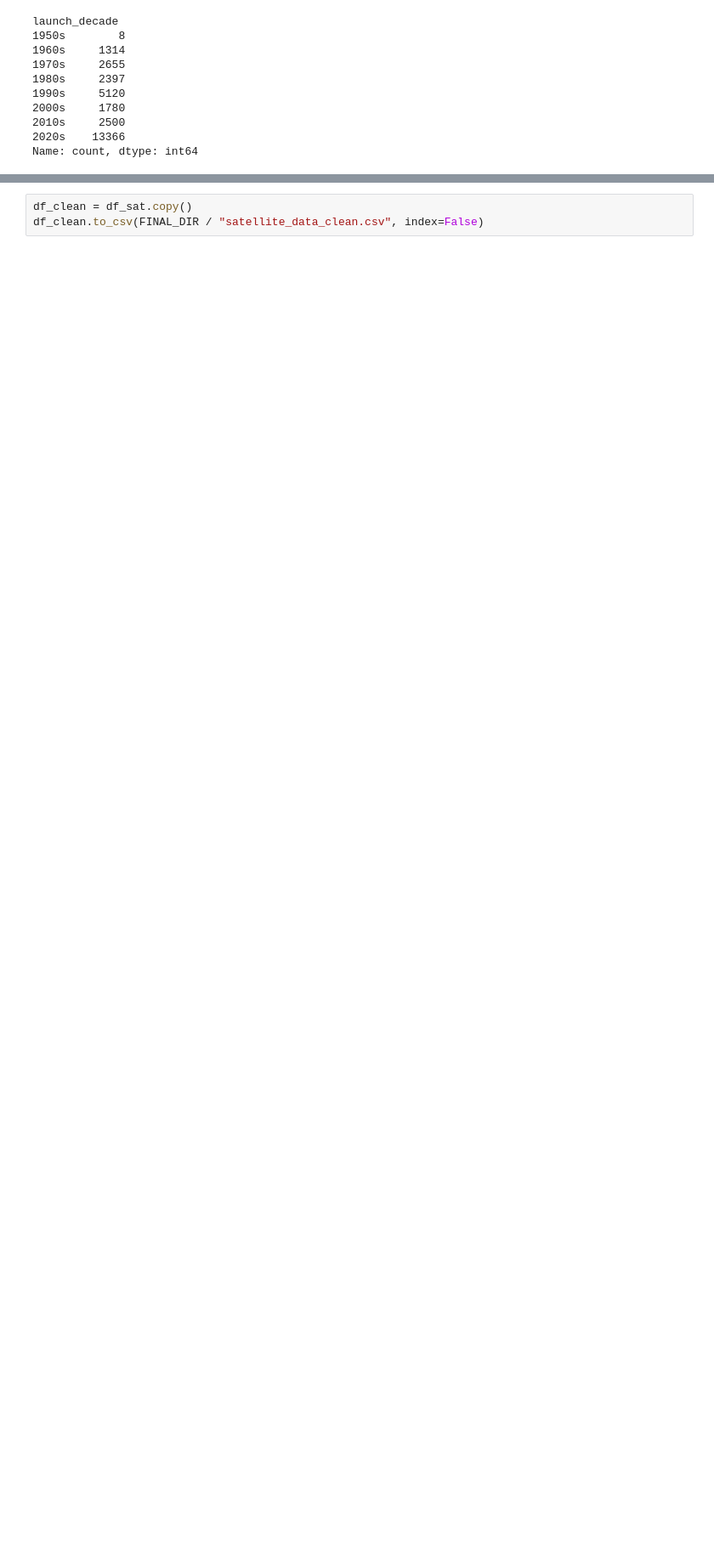
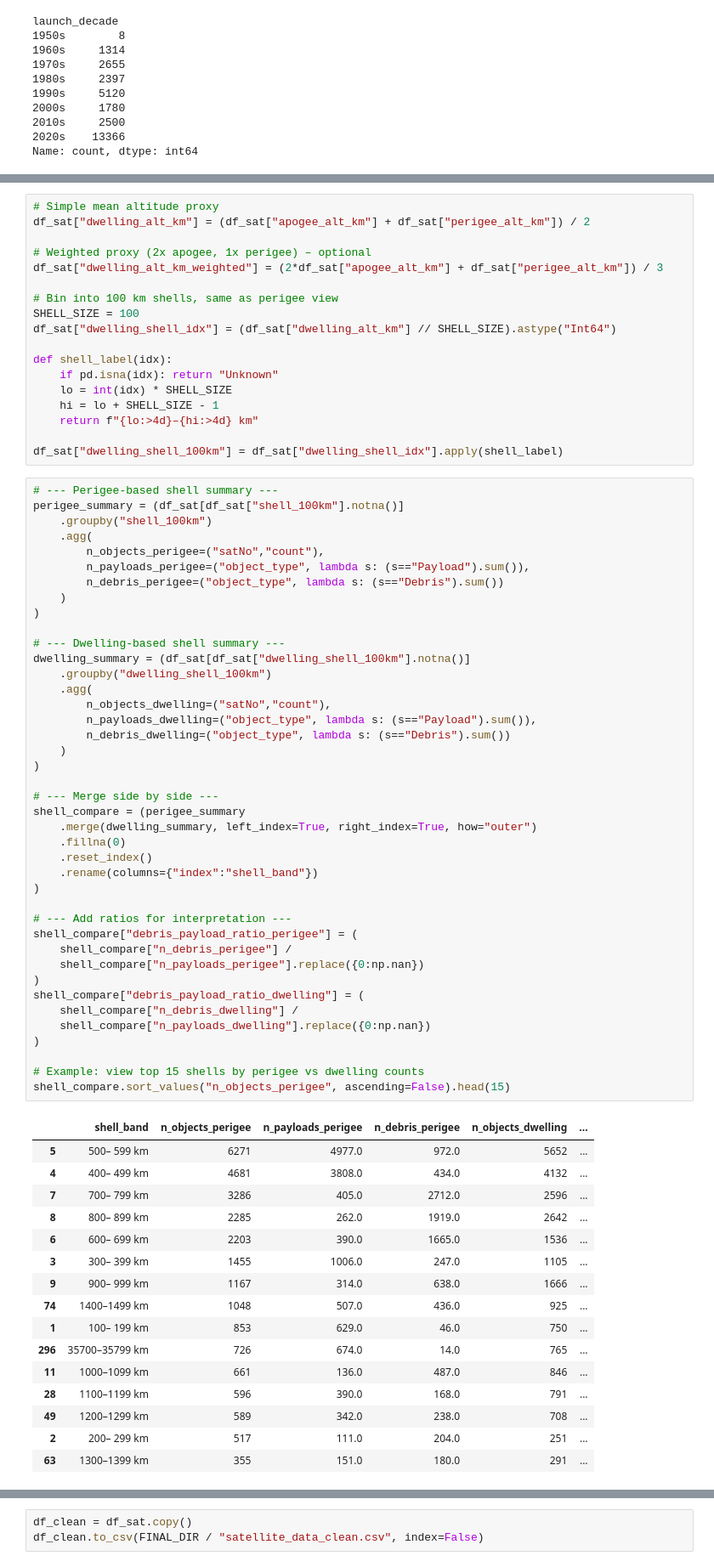
Before and after one commit to dezertdweller/Cosmic-Insights, a Jupyter notebook: notebooks/klg-eda/notebook.ipynb, the cells around one changed output, grey strips where cells are left out. Shown: that part at 85% size. Drawn from its saved outputs; the diff is of its cells as text; blank space fills up the shorter version.

```diff
--- a/notebooks/klg-eda/notebook.ipynb
+++ b/notebooks/klg-eda/notebook.ipynb
@@ -620,0 +1006,76 @@ Name: count, dtype: int64
+# %%
+# Simple mean altitude proxy
+df_sat["dwelling_alt_km"] = (df_sat["apogee_alt_km"] + df_sat["perigee_alt_km"]) / 2
+
+# Weighted proxy (2x apogee, 1x perigee) – optional
+df_sat["dwelling_alt_km_weighted"] = (2*df_sat["apogee_alt_km"] + df_sat["perigee_alt_km"]) / 3
+
+# Bin into 100 km shells, same as perigee view
+SHELL_SIZE = 100
+df_sat["dwelling_shell_idx"] = (df_sat["dwelling_alt_km"] // SHELL_SIZE).astype("Int64")
+
+def shell_label(idx):
+    if pd.isna(idx): return "Unknown"
+    lo = int(idx) * SHELL_SIZE
+    hi = lo + SHELL_SIZE - 1
+    return f"{lo:>4d}–{hi:>4d} km"
+
+df_sat["dwelling_shell_100km"] = df_sat["dwelling_shell_idx"].apply(shell_label)
+# %%
+# --- Perigee-based shell summary ---
+perigee_summary = (df_sat[df_sat["shell_100km"].notna()]
+    .groupby("shell_100km")
+    .agg(
+        n_objects_perigee=("satNo","count"),
+        n_payloads_perigee=("object_type", lambda s: (s=="Payload").sum()),
+        n_debris_perigee=("object_type", lambda s: (s=="Debris").sum())
+    )
+)
+
+# --- Dwelling-based shell summary ---
+dwelling_summary = (df_sat[df_sat["dwelling_shell_100km"].notna()]
+    .groupby("dwelling_shell_100km")
+    .agg(
+        n_objects_dwelling=("satNo","count"),
+        n_payloads_dwelling=("object_type", lambda s: (s=="Payload").sum()),
+        n_debris_dwelling=("object_type", lambda s: (s=="Debris").sum())
+    )
+)
+
+# --- Merge side by side ---
+shell_compare = (perigee_summary
+    .merge(dwelling_summary, left_index=True, right_index=True, how="outer")
+    .fillna(0)
+    .reset_index()
+    .rename(columns={"index":"shell_band"})
+)
+
+# --- Add ratios for interpretation ---
+shell_compare["debris_payload_ratio_perigee"] = (
+    shell_compare["n_debris_perigee"] /
+    shell_compare["n_payloads_perigee"].replace({0:np.nan})
+)
+shell_compare["debris_payload_ratio_dwelling"] = (
+    shell_compare["n_debris_dwelling"] /
+    shell_compare["n_payloads_dwelling"].replace({0:np.nan})
+)
+
+# Example: view top 15 shells by perigee vs dwelling counts
+shell_compare.sort_values("n_objects_perigee", ascending=False).head(15)
+# %% [output]
+|  | shell_band | n_objects_perigee | n_payloads_perigee | n_debris_perigee | n_objects_dwelling | ... |
+| 5 | 500– 599 km | 6271 | 4977.0 | 972.0 | 5652 | ... |
+| 4 | 400– 499 km | 4681 | 3808.0 | 434.0 | 4132 | ... |
+| 7 | 700– 799 km | 3286 | 405.0 | 2712.0 | 2596 | ... |
+| 8 | 800– 899 km | 2285 | 262.0 | 1919.0 | 2642 | ... |
+| 6 | 600– 699 km | 2203 | 390.0 | 1665.0 | 1536 | ... |
+| 3 | 300– 399 km | 1455 | 1006.0 | 247.0 | 1105 | ... |
+| 9 | 900– 999 km | 1167 | 314.0 | 638.0 | 1666 | ... |
+| 74 | 1400–1499 km | 1048 | 507.0 | 436.0 | 925 | ... |
+| 1 | 100– 199 km | 853 | 629.0 | 46.0 | 750 | ... |
+| 296 | 35700–35799 km | 726 | 674.0 | 14.0 | 765 | ... |
+| 11 | 1000–1099 km | 661 | 136.0 | 487.0 | 846 | ... |
+| 28 | 1100–1199 km | 596 | 390.0 | 168.0 | 791 | ... |
+| 49 | 1200–1299 km | 589 | 342.0 | 238.0 | 708 | ... |
+| 2 | 200– 299 km | 517 | 111.0 | 204.0 | 251 | ... |
+| 63 | 1300–1399 km | 355 | 151.0 | 180.0 | 291 | ... |
```
Also changed, not shown: parts of 62 cells of this notebook.
